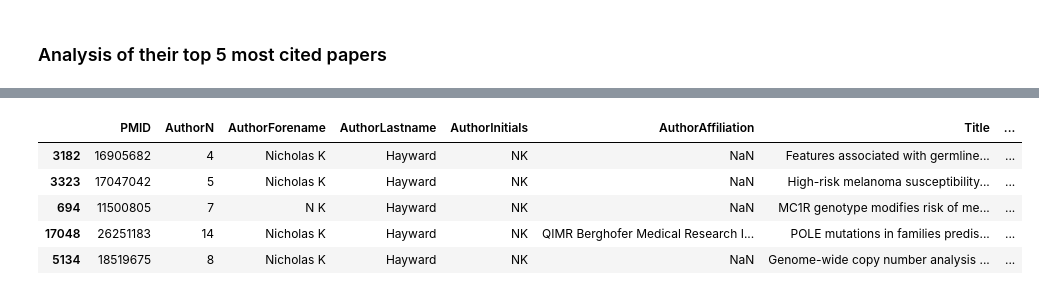
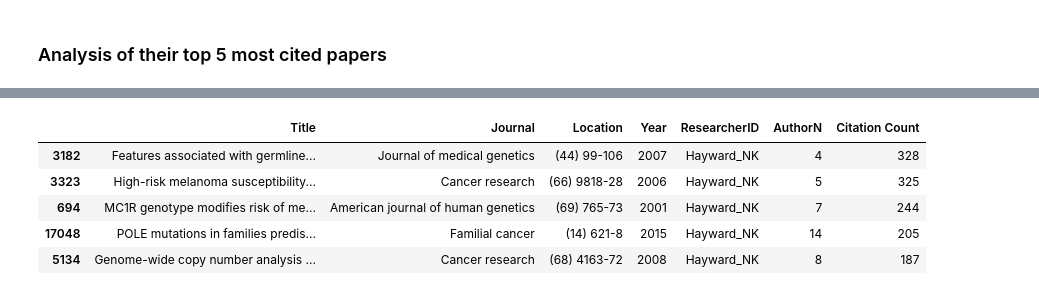
Before and after one commit to ThanakornMix/G1-Consulting-Data-Science, a Jupyter notebook: Citation_Counts.ipynb, the cells around one changed output, grey strips where cells are left out. Saved outputs shown, nothing was run; the diff lists cells and outputs as text; code cells hidden in the pictures.

```diff
--- a/Citation_Counts.ipynb
+++ b/Citation_Counts.ipynb
@@ -303,12 +305,13 @@ tucker_papers.head(5)
 # %%
 # Hayward_NK top cited papers
 hayward_papers = filtered_df[filtered_df['ResearcherID'] == 'Hayward_NK']
 hayward_papers = hayward_papers.sort_values(by='Citation Count', ascending=False)
-hayward_papers.head(5)
+hayward_columns = hayward_papers[['Title', 'Journal', 'Location', 'Year', 'ResearcherID','AuthorN', 'Citation Count']]
+hayward_columns.head(5)
 # %% [output]
-|  | PMID | AuthorN | AuthorForename | AuthorLastname | AuthorInitials | AuthorAffiliation | Title | ... |
-| 3182 | 16905682 | 4 | Nicholas K | Hayward | NK | NaN | Features associated with germline... | ... |
-| 3323 | 17047042 | 5 | Nicholas K | Hayward | NK | NaN | High-risk melanoma susceptibility... | ... |
-| 694 | 11500805 | 7 | N K | Hayward | NK | NaN | MC1R genotype modifies risk of me... | ... |
-| 17048 | 26251183 | 14 | Nicholas K | Hayward | NK | QIMR Berghofer Medical Research I... | POLE mutations in families predis... | ... |
-| 5134 | 18519675 | 8 | Nicholas K | Hayward | NK | NaN | Genome-wide copy number analysis ... | ... |
+|  | Title | Journal | Location | Year | ResearcherID | AuthorN | Citation Count |
+| 3182 | Features associated with germline... | Journal of medical genetics | (44) 99-106 | 2007 | Hayward_NK | 4 | 328 |
+| 3323 | High-risk melanoma susceptibility... | Cancer research | (66) 9818-28 | 2006 | Hayward_NK | 5 | 325 |
+| 694 | MC1R genotype modifies risk of me... | American journal of human genetics | (69) 765-73 | 2001 | Hayward_NK | 7 | 244 |
+| 17048 | POLE mutations in families predis... | Familial cancer | (14) 621-8 | 2015 | Hayward_NK | 14 | 205 |
+| 5134 | Genome-wide copy number analysis ... | Cancer research | (68) 4163-72 | 2008 | Hayward_NK | 8 | 187 |
```
Also changed, not shown: parts of 5 cells of this notebook.
